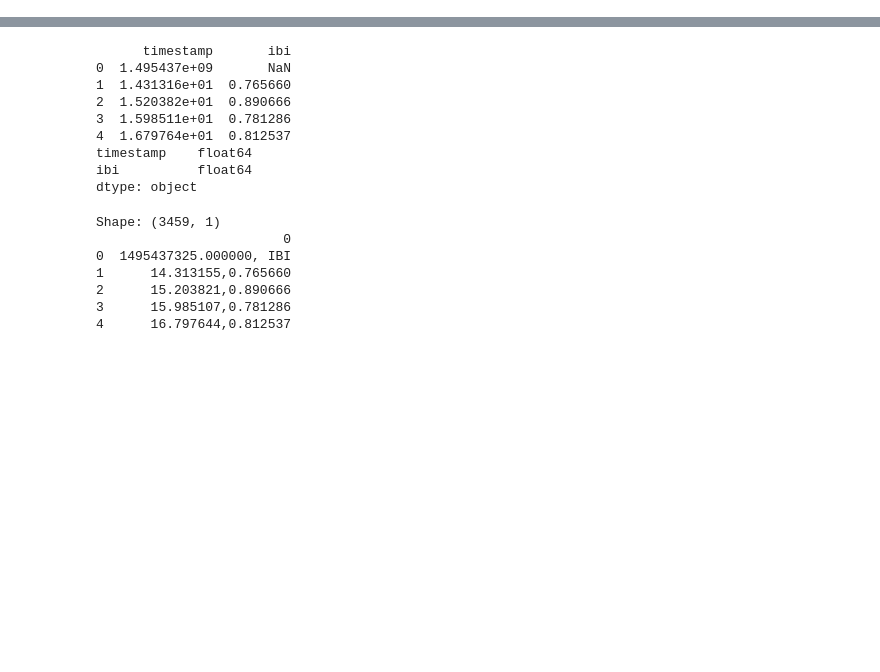
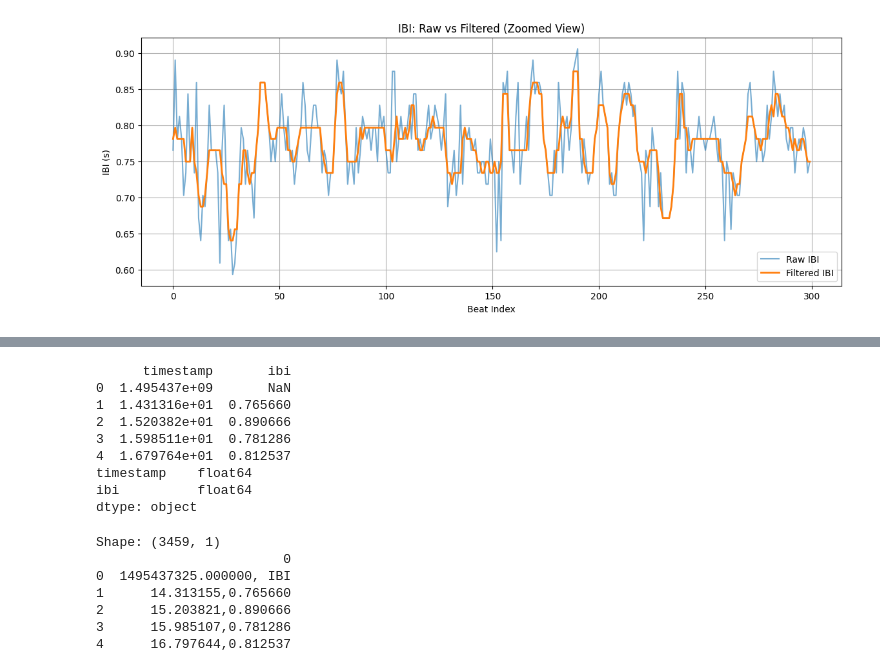
Before and after one commit to somyaupadhyay12/Stress-Detection-System, a Jupyter notebook: archive/E4_filter/ibi_filter.ipynb, the cells around one changed output, grey strips where cells are left out. Cells and saved outputs as stored; diff of their text form; code cells hidden in the pictures; blank space fills up the shorter version.

```diff
--- a/preprocessing/E4_filter/ibi_filter.ipynb
+++ b/archive/E4_filter/ibi_filter.ipynb
@@ -0,0 +1,87 @@
+# %%
+import numpy as np
+import pandas as pd
+import matplotlib.pyplot as plt
+from scipy.stats import zscore
+
+# =========================
+# 1. LOAD & CLEAN IBI
+# =========================
+file_path = "../../data/raw/WESAD/S2/S2_E4_Data/IBI.csv"
+
+df = pd.read_csv(file_path, sep="\t", header=None, comment="#")
+
+# split into timestamp and ibi
+df = df[0].str.split(",", expand=True)
+df.columns = ["timestamp", "ibi"]
+
+# convert numeric
+df["timestamp"] = pd.to_numeric(df["timestamp"], errors="coerce")
+df["ibi"] = pd.to_numeric(df["ibi"], errors="coerce")
+
+# remove NaN
+df = df.dropna()
+
+# physiological filtering (valid IBI range)
+df = df[(df["ibi"] >= 0.3) & (df["ibi"] <= 2.0)]
+
+# sort by time
+df = df.sort_values("timestamp").reset_index(drop=True)
+
+raw_ibi = df["ibi"].values
+
+# =========================
+# 2. INTERPOLATION
+# =========================
+ibi_interp = pd.Series(raw_ibi).interpolate().bfill().ffill().values
+
+# =========================
+# 3. SMOOTHING (MEDIAN FILTER)
+# =========================
+ibi_filtered = pd.Series(ibi_interp).rolling(
+    window=5, center=True, min_periods=1
+).median().values
+
+# =========================
+# 4. ALIGN LENGTH
+# =========================
+n = min(len(raw_ibi), len(ibi_filtered))
+raw = raw_ibi[:n]
+filtered = ibi_filtered[:n]
+
+# =========================
+# 5. QUALITY METRICS
+# =========================
+noise_raw = np.std(np.diff(raw))
+noise_filtered = np.std(np.diff(filtered))
+
+spikes_raw = np.sum(np.abs(zscore(raw)) > 3)
+spikes_filtered = np.sum(np.abs(zscore(filtered)) > 3)
+
+smooth_raw = np.mean(np.abs(np.diff(raw)))
+smooth_filtered = np.mean(np.abs(np.diff(filtered)))
+
+cv_raw = np.std(raw) / np.mean(raw)
+cv_filtered = np.std(filtered) / np.mean(filtered)
+
+print("\n===== IBI QUALITY METRICS =====\n")
+
+print(f"Noise        | Raw: {noise_raw:.6f} | Filtered: {noise_filtered:.6f}")
+print(f"Spikes       | Raw: {spikes_raw} | Filtered: {spikes_filtered}")
+print(f"Smoothness   | Raw: {smooth_raw:.6f} | Filtered: {smooth_filtered:.6f}")
+print(f"Consistency  | Raw: {cv_raw:.6f} | Filtered: {cv_filtered:.6f}")
+
+# =========================
+# 6. VISUALIZATION
+# =========================
+plt.figure(figsize=(14,5))
+plt.plot(raw[:300], label="Raw IBI", alpha=0.6)
+plt.plot(filtered[:300], label="Filtered IBI", linewidth=2)
+
+plt.title("IBI: Raw vs Filtered (Zoomed View)")
+plt.xlabel("Beat Index")
+plt.ylabel("IBI (s)")
+plt.legend()
+plt.grid()
+plt.show()
+# %% [output]
@@ -0,0 +94 @@
+[figure, added]
```
Also changed, not shown: parts of 5 cells of this notebook, 18 other files.
